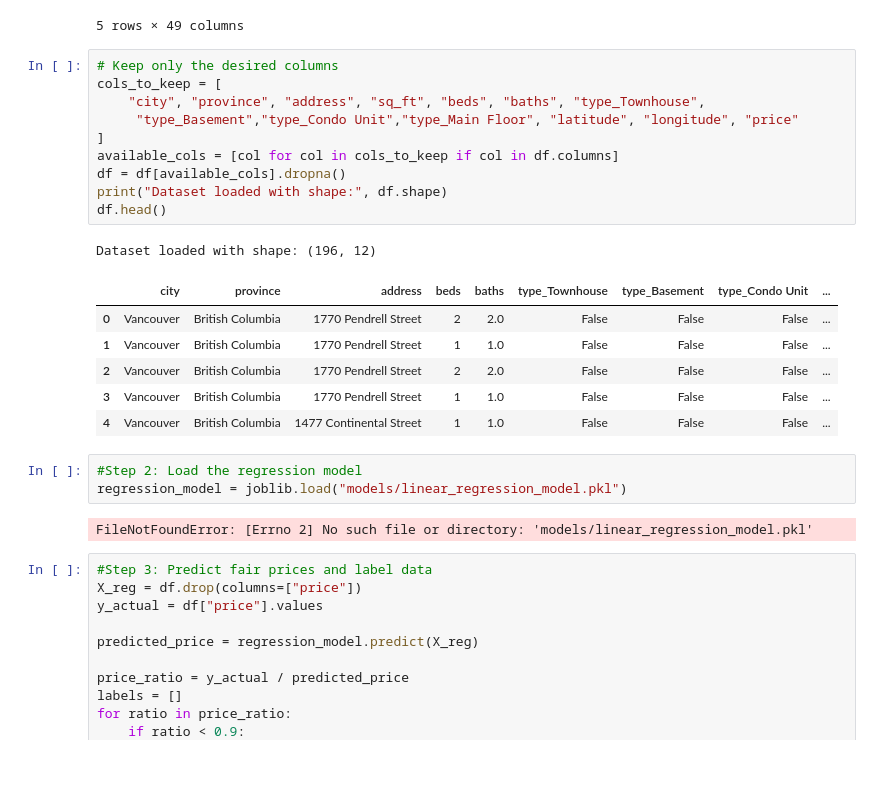
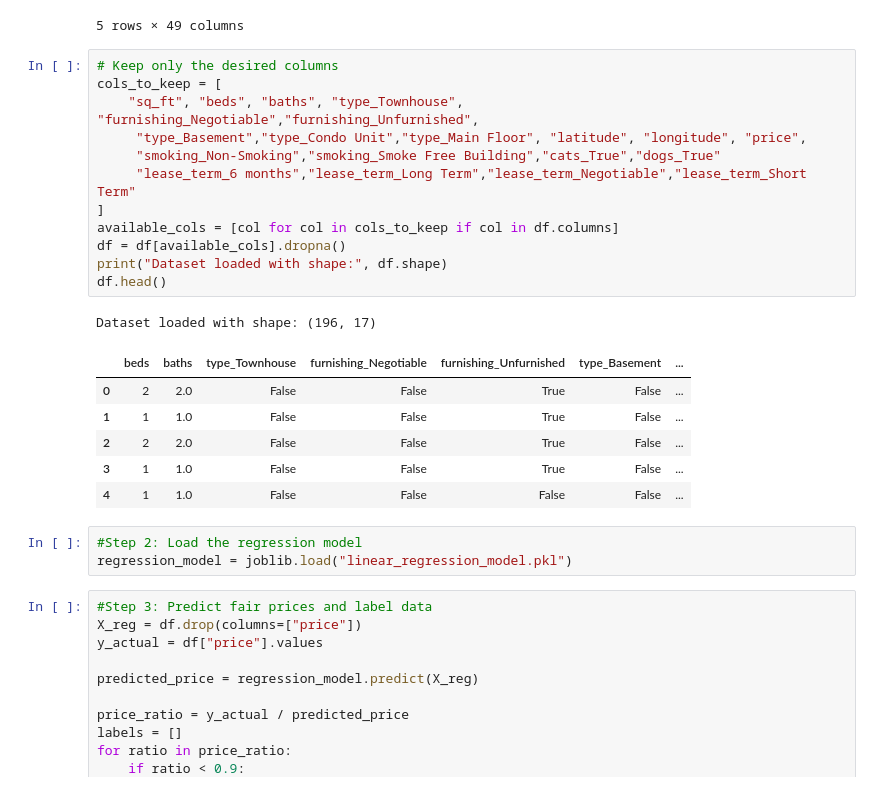
Before and after one commit to alexcsh0/RentWise, a Jupyter notebook: notebooks/02_classification.ipynb, the cells around one changed output. Drawn from its saved outputs; the diff is of its cells as text; blank space fills up the shorter version.

Commit message:
Fully implemented the Classification function as well as improved Regression function

```diff
--- a/notebooks/02_classification.ipynb
+++ b/notebooks/02_classification.ipynb
@@ -24,26 +25,26 @@ Dataset loaded with shape: (196, 49)
 # %%
 # Keep only the desired columns
 cols_to_keep = [
-    "city", "province", "address", "sq_ft", "beds", "baths", "type_Townhouse",
-     "type_Basement","type_Condo Unit","type_Main Floor", "latitude", "longitude", "price"
+    "sq_ft", "beds", "baths", "type_Townhouse", "furnishing_Negotiable","furnishing_Unfurnished",
+     "type_Basement","type_Condo Unit","type_Main Floor", "latitude", "longitude", "price",
+     "smoking_Non-Smoking","smoking_Smoke Free Building","cats_True","dogs_True"
+     "lease_term_6 months","lease_term_Long Term","lease_term_Negotiable","lease_term_Short Term"
 ]
 available_cols = [col for col in cols_to_keep if col in df.columns]
 df = df[available_cols].dropna()
 print("Dataset loaded with shape:", df.shape)
 df.head()
 # %% [output]
-Dataset loaded with shape: (196, 12)
+Dataset loaded with shape: (196, 17)
-|  | city | province | address | beds | baths | type_Townhouse | type_Basement | type_Condo Unit | ... |
-| 0 | Vancouver | British Columbia | 1770 Pendrell Street | 2 | 2.0 | False | False | False | ... |
-| 1 | Vancouver | British Columbia | 1770 Pendrell Street | 1 | 1.0 | False | False | False | ... |
-| 2 | Vancouver | British Columbia | 1770 Pendrell Street | 2 | 2.0 | False | False | False | ... |
-| 3 | Vancouver | British Columbia | 1770 Pendrell Street | 1 | 1.0 | False | False | False | ... |
-| 4 | Vancouver | British Columbia | 1477 Continental Street | 1 | 1.0 | False | False | False | ... |
+|  | beds | baths | type_Townhouse | furnishing_Negotiable | furnishing_Unfurnished | type_Basement | ... |
+| 0 | 2 | 2.0 | False | False | True | False | ... |
+| 1 | 1 | 1.0 | False | False | True | False | ... |
+| 2 | 2 | 2.0 | False | False | True | False | ... |
+| 3 | 1 | 1.0 | False | False | True | False | ... |
+| 4 | 1 | 1.0 | False | False | False | False | ... |
 # %%
 #Step 2: Load the regression model
-regression_model = joblib.load("models/linear_regression_model.pkl")
+regression_model = joblib.load("linear_regression_model.pkl")
-# %% [output]
-FileNotFoundError: [Errno 2] No such file or directory: 'models/linear_regression_model.pkl'
 # %%
 #Step 3: Predict fair prices and label data
 X_reg = df.drop(columns=["price"])
```
Also changed, not shown: parts of 4 cells of this notebook, 3 other files.
